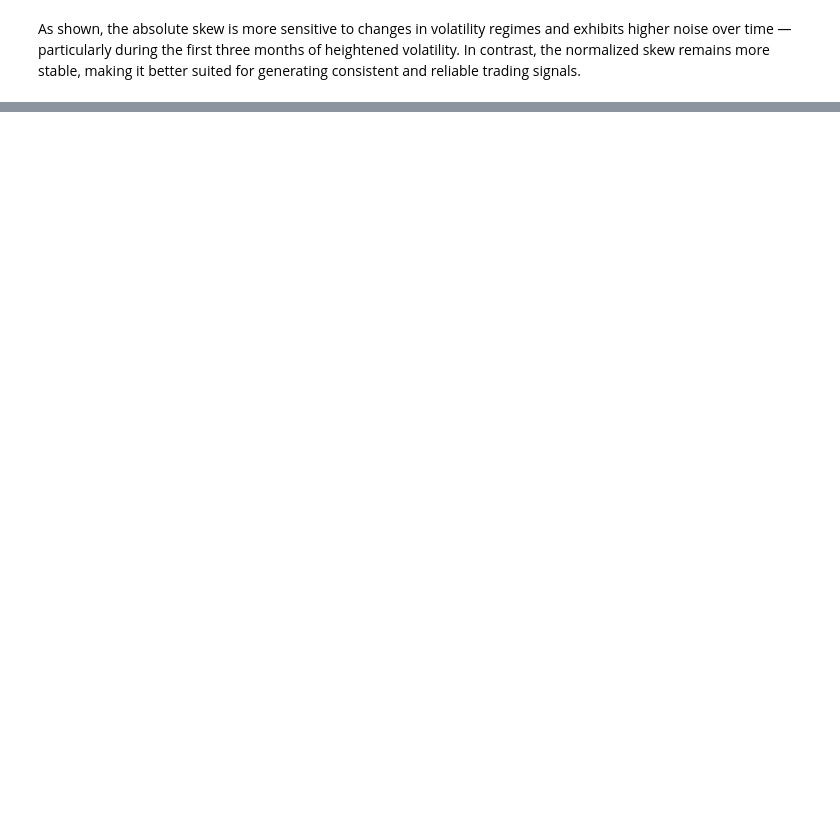
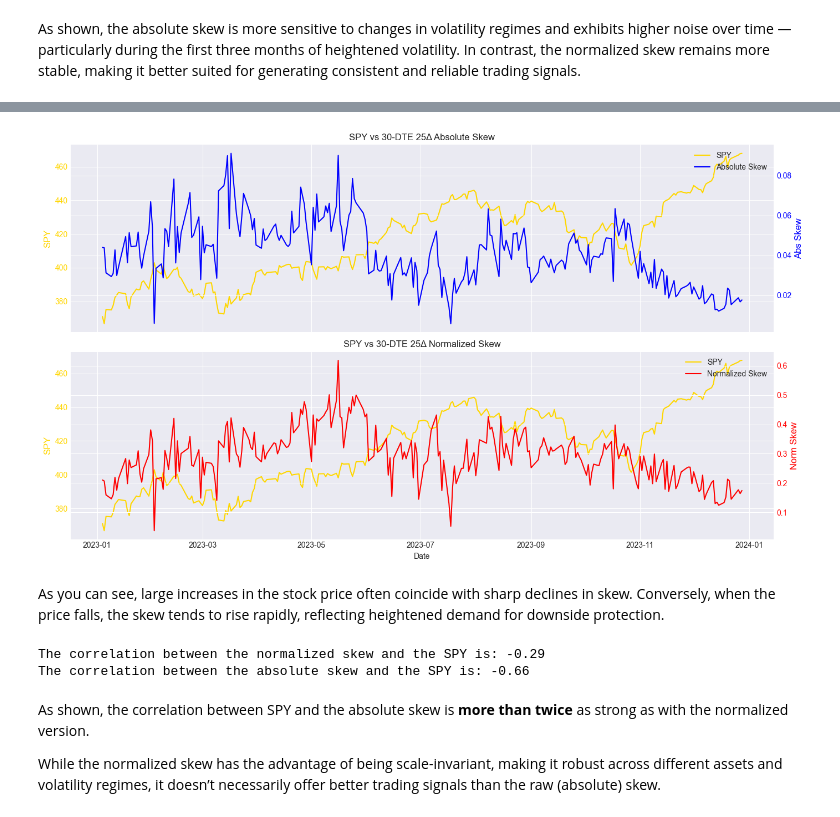
Before and after one commit to anthonymakarewicz/volatility-trading, a Jupyter notebook: skew_trading.ipynb, the cells around one changed output, grey strips where cells are left out. Drawn from its saved outputs; the diff is of its cells as text; code cells hidden in the pictures; blank space fills up the shorter version.

```diff
--- a/skew_trading.ipynb
+++ b/skew_trading.ipynb
@@ -637,0 +610,65 @@ Here we can use the SPY ETF as a proxy for the SPX index which is not directly t
+# %%
+common_dates = synthetic_skew.index.intersection(spy.index)
+synthetic_skew = synthetic_skew.loc[common_dates]
+synthetic_skew.index.name = 'date'
+
+spy = spy.loc[common_dates]
+spy.index.name = 'date'
+
+fig, axes = plt.subplots(2, 1, figsize=(14, 8), sharex=True)
+
+# --- First subplot: SPY vs Absolute Skew ---
+ax1 = axes[0]
+ax1.plot(spy["Close"], color="gold", label="SPY")
+ax1.set_ylabel("SPY", color="gold", fontsize=12)
+ax1.tick_params(axis='y', labelcolor="gold")
+ax1.set_title("SPY vs 30-DTE 25Δ Absolute Skew")
+
+ax1b = ax1.twinx()
+ax1b.plot(synthetic_skew["skew_abs"], color="blue", label="Absolute Skew")
+ax1b.set_ylabel("Abs Skew", color="blue", fontsize=12)
+ax1b.tick_params(axis='y', labelcolor="blue")
+
+lines1, labels1 = ax1.get_legend_handles_labels()
+lines1b, labels1b = ax1b.get_legend_handles_labels()
+ax1.legend(lines1 + lines1b, labels1 + labels1b, loc="upper right")
+
+# --- Second subplot: SPY vs Normalized Skew ---
+ax2 = axes[1]
+ax2.plot(spy["Close"], color="gold", label="SPY")
+ax2.set_ylabel("SPY", color="gold", fontsize=12)
+ax2.tick_params(axis='y', labelcolor="gold")
+ax2.set_title("SPY vs 30-DTE 25Δ Normalized Skew")
+ax2.set_xlabel("Date")
+
+ax2b = ax2.twinx()
+ax2b.plot(synthetic_skew["skew_norm"], color="red", label="Normalized Skew")
+ax2b.set_ylabel("Norm Skew", color="red", fontsize=12)
+ax2b.tick_params(axis='y', labelcolor="red")
+
+lines2, labels2 = ax2.get_legend_handles_labels()
+lines2b, labels2b = ax2b.get_legend_handles_labels()
+ax2.legend(lines2 + lines2b, labels2 + labels2b, loc="upper right")
+
+plt.tight_layout()
+plt.show()
+# %% [output]
+[figure, added]
+# %% [markdown]
+As you can see, large increases in the stock price often coincide with sharp declines in skew. Conversely, when the price falls, the skew tends to rise rapidly, reflecting heightened demand for downside protection.
+# %%
+corr_norm = np.corrcoef(spy["Close"].to_numpy().flatten(),
+                   synthetic_skew["skew_norm"].to_numpy().flatten())[0, 1]
+
+corr_abs = np.corrcoef(spy["Close"].to_numpy().flatten(),
+                   synthetic_skew["skew_abs"].to_numpy().flatten())[0, 1]
+
+print(f"The correlation between the normalized skew and the SPY is: {corr_norm:.2}")
+print(f"The correlation between the absolute skew and the SPY is: {corr_abs:.2}")
+# %% [output]
+The correlation between the normalized skew and the SPY is: -0.29
+The correlation between the absolute skew and the SPY is: -0.66
+# %% [markdown]
+As shown, the correlation between SPY and the absolute skew is **more than twice** as strong as with the normalized version.
+
+While the normalized skew has the advantage of being scale-invariant, making it robust across different assets and volatility regimes, it doesn’t necessarily offer better trading signals than the raw (absolute) skew.
```
Also changed, not shown: parts of 16 cells of this notebook.
